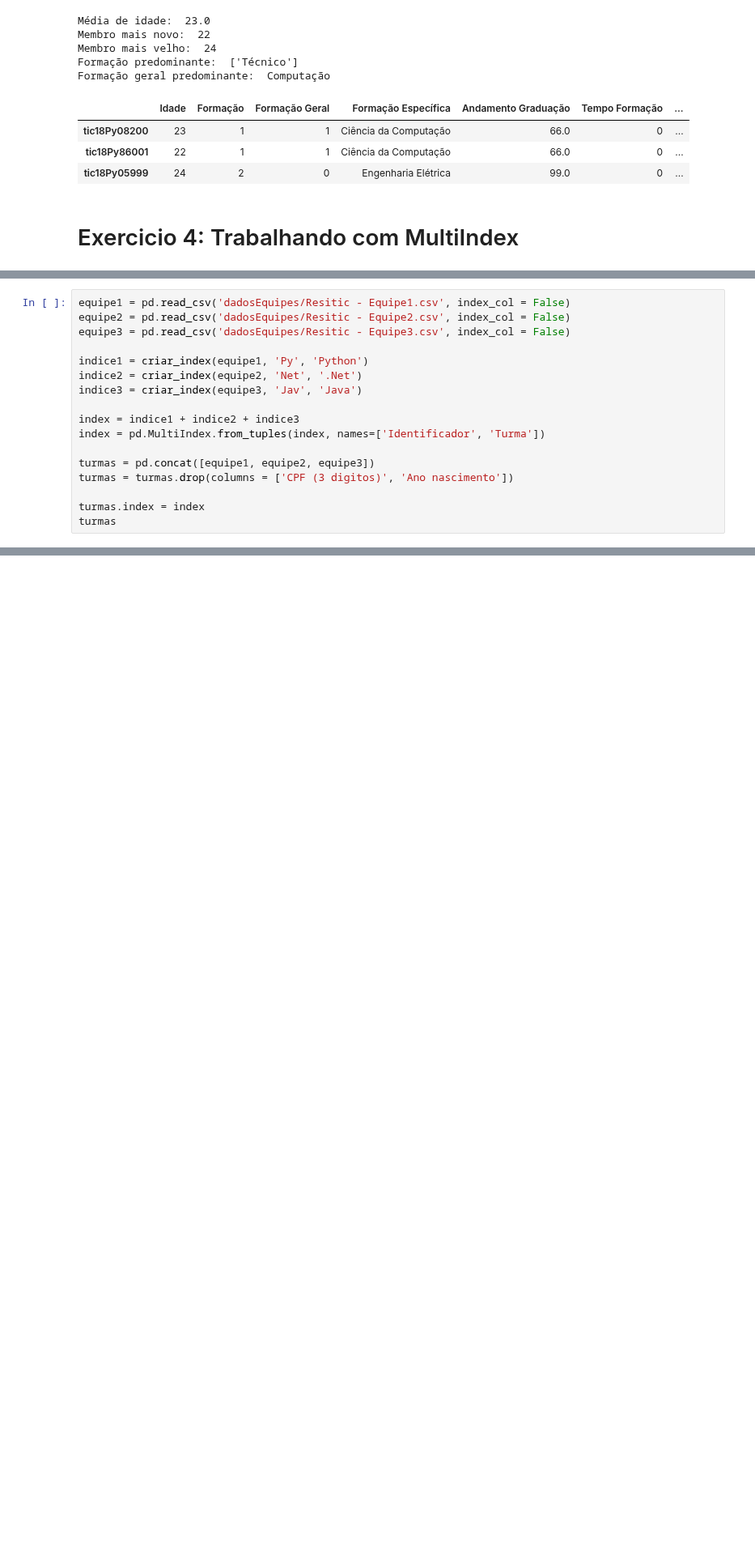
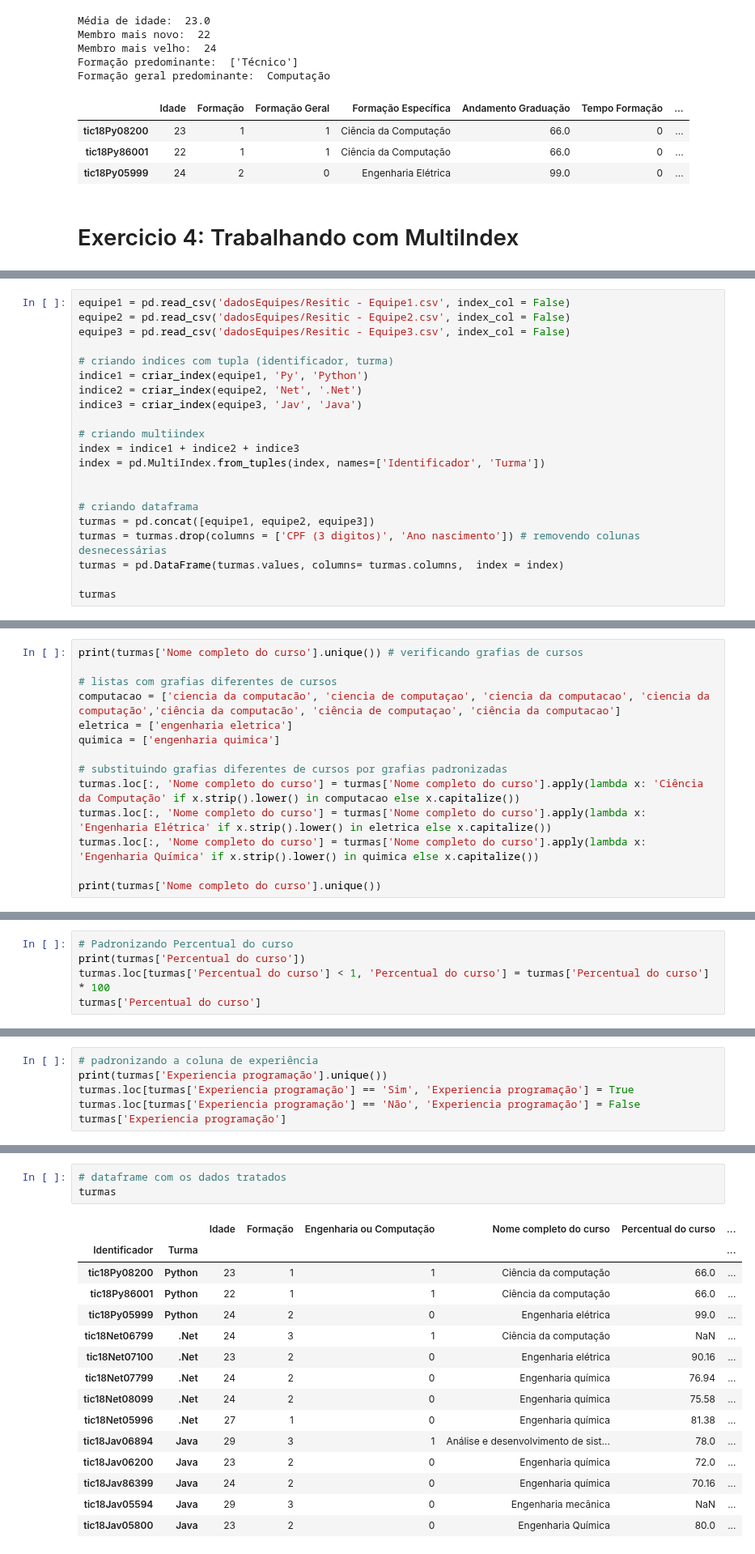
Before and after one commit to everaldina/Trilha_Python, a Jupyter notebook: PI-005.ipynb, the cells around one changed output, grey strips where cells are left out. Shown at 81% size. Saved outputs shown, nothing was run; the diff lists cells and outputs as text; blank space fills up the shorter version.

Commit message:
add dataframe multiindexade P005

```diff
--- a/PI-005.ipynb
+++ b/PI-005.ipynb
@@ -130,17 +148,21 @@ equipe1 = pd.read_csv('dadosEquipes/Resitic - Equipe1.csv', index_col = False)
 equipe2 = pd.read_csv('dadosEquipes/Resitic - Equipe2.csv', index_col = False)
 equipe3 = pd.read_csv('dadosEquipes/Resitic - Equipe3.csv', index_col = False)
 
+# criando indices com tupla (identificador, turma)
 indice1 = criar_index(equipe1, 'Py', 'Python')
 indice2 = criar_index(equipe2, 'Net', '.Net')
 indice3 = criar_index(equipe3, 'Jav', 'Java')
 
+# criando multiindex
 index = indice1 + indice2 + indice3
 index = pd.MultiIndex.from_tuples(index, names=['Identificador', 'Turma'])
 
+
+# criando dataframa
 turmas = pd.concat([equipe1, equipe2, equipe3])
-turmas = turmas.drop(columns = ['CPF (3 digitos)', 'Ano nascimento'])
+turmas = turmas.drop(columns = ['CPF (3 digitos)', 'Ano nascimento']) # removendo colunas desnecessárias
+turmas = pd.DataFrame(turmas.values, columns= turmas.columns,  index = index)
 
-turmas.index = index
 turmas
 # %% [output]
 |  |  | Idade | Formação | Engenharia ou Computação | Nome completo do curso | Percentual do curso | ... |
@@ -160,0 +211,14 @@ turmas
+# %%
+print(turmas['Nome completo do curso'].unique()) # verificando grafias de cursos
+
+# listas com grafias diferentes de cursos
+computacao = ['ciencia da computacão', 'ciencia de computaçao', 'ciencia da computacao', 'ciencia da computação','ciência da computacão', 'ciência de computaçao', 'ciência da computacao']
+eletrica = ['engenharia eletrica']
+quimica = ['engenharia quimica']
+
+# substituindo grafias diferentes de cursos por grafias padronizadas
+turmas.loc[:, 'Nome completo do curso'] = turmas['Nome completo do curso'].apply(lambda x: 'Ciência da Computação' if x.strip().lower() in computacao else x.capitalize())
+turmas.loc[:, 'Nome completo do curso'] = turmas['Nome completo do curso'].apply(lambda x: 'Engenharia Elétrica' if x.strip().lower() in eletrica else x.capitalize())
+turmas.loc[:, 'Nome completo do curso'] = turmas['Nome completo do curso'].apply(lambda x: 'Engenharia Química' if x.strip().lower() in quimica else x.capitalize())
+
+print(turmas['Nome completo do curso'].unique())
@@ -160,0 +233,5 @@ turmas
+# %%
+# Padronizando Percentual do curso
+print(turmas['Percentual do curso'])
+turmas.loc[turmas['Percentual do curso'] < 1, 'Percentual do curso'] = turmas['Percentual do curso'] * 100
+turmas['Percentual do curso']
@@ -160,0 +269,6 @@ turmas
+# %%
+# padronizando a coluna de experiência
+print(turmas['Experiencia programação'].unique())
+turmas.loc[turmas['Experiencia programação'] == 'Sim', 'Experiencia programação'] = True
+turmas.loc[turmas['Experiencia programação'] == 'Não', 'Experiencia programação'] = False
+turmas['Experiencia programação']
@@ -160,0 +292,19 @@ turmas
+# %%
+# dataframe com os dados tratados
+turmas
+# %% [output]
+|  |  | Idade | Formação | Engenharia ou Computação | Nome completo do curso | Percentual do curso | ... |
+| Identificador | Turma |  |  |  |  |  | ... |
+| tic18Py08200 | Python | 23 | 1 | 1 | Ciência da computação | 66.0 | ... |
+| tic18Py86001 | Python | 22 | 1 | 1 | Ciência da computação | 66.0 | ... |
+| tic18Py05999 | Python | 24 | 2 | 0 | Engenharia elétrica | 99.0 | ... |
+| tic18Net06799 | .Net | 24 | 3 | 1 | Ciência da computação | NaN | ... |
+| tic18Net07100 | .Net | 23 | 2 | 0 | Engenharia elétrica | 90.16 | ... |
+| tic18Net07799 | .Net | 24 | 2 | 0 | Engenharia química | 76.94 | ... |
+| tic18Net08099 | .Net | 24 | 2 | 0 | Engenharia química | 75.58 | ... |
+| tic18Net05996 | .Net | 27 | 1 | 0 | Engenharia química | 81.38 | ... |
+| tic18Jav06894 | Java | 29 | 3 | 1 | Análise e desenvolvimento de sist... | 78.0 | ... |
+| tic18Jav06200 | Java | 23 | 2 | 0 | Engenharia química | 72.0 | ... |
+| tic18Jav86399 | Java | 24 | 2 | 0 | Engenharia química | 70.16 | ... |
+| tic18Jav05594 | Java | 29 | 3 | 0 | Engenharia mecânica | NaN | ... |
+| tic18Jav05800 | Java | 23 | 2 | 0 | Engenharia Química | 80.0 | ... |
```
Also changed, not shown: parts of 18 cells of this notebook.
